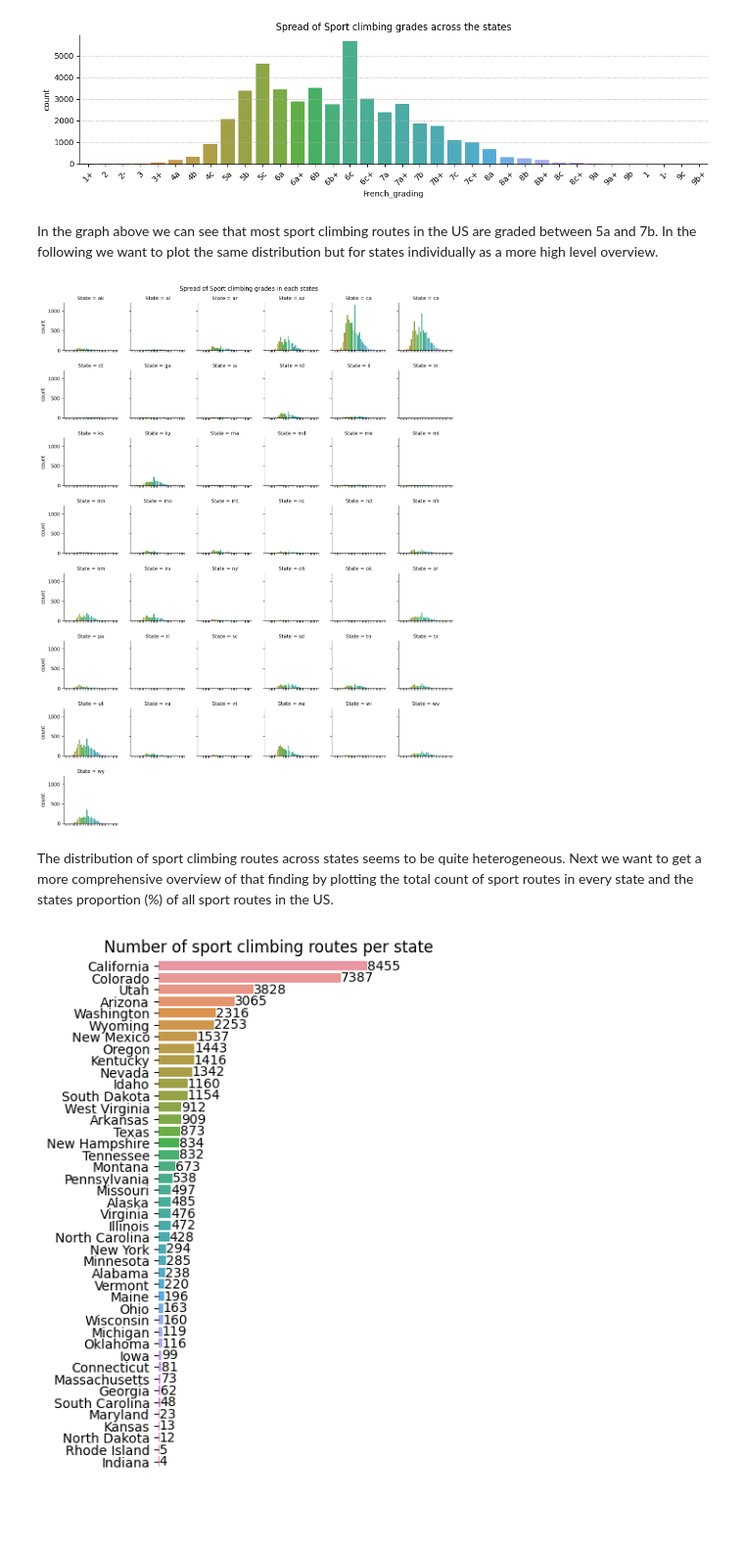
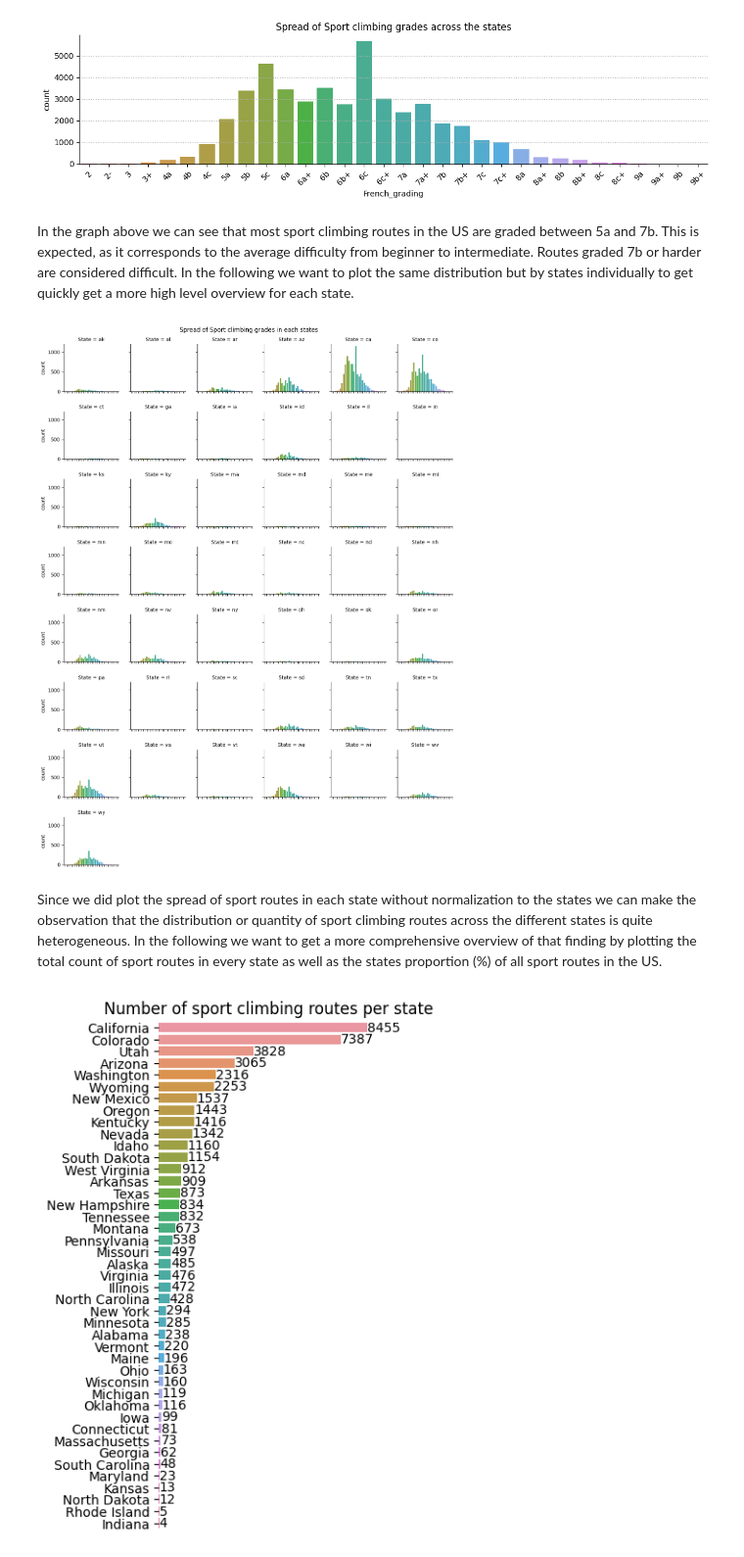
Before and after one commit to heikoxyz/Analysis-of-rock-climbing-routes-in-the-US-, a Jupyter notebook: Analysis.ipynb, the cells around one changed output. Shown: that part at 98% size. Cells and saved outputs as stored; diff of their text form; code cells hidden in the pictures; blank space fills up the shorter version.

```diff
--- a/Analysis.ipynb
+++ b/Analysis.ipynb
@@ -57,23 +61,27 @@ trad = trad[trad['French_grading'] != '']
 # %%
+# Before we plot the spread of sport grades, we want to filter out unimportant grades that correspond to walking (1-, 1, 1+) or are non existent in the states (9c).
+# The ~ operator acts as a NOT operator effectively doing the oposite.
+sport_trimmed = sport[~sport['French_grading'].isin(['1', '1-', '1+', '9c'])]
+
 # plot the spread of grades across the states in a count plot.
-total_sport_count_plot = sns.catplot(x= 'French_grading', kind = 'count', data = sport, height= 3, aspect= 4)
+total_sport_count_plot = sns.catplot(x= 'French_grading', kind = 'count', data = sport_trimmed, height= 3, aspect= 4)
 
 # add gridlines for easier readability.
 plt.grid(which= 'major', axis= 'y', linestyle= 'dotted')
 
 # rotate the x axis labels to make it more readable.
 plt.xticks(rotation=45)
 # add a title
 plt.title('Spread of Sport climbing grades across the states')
 # Show the plot
 plt.show()
 # %% [output]
-[figure, old version]
+[figure, new version]
 # %% [markdown]
-In the graph above we can see that most sport climbing routes in the US are graded between 5a and 7b. In the following we want to plot the same distribution but for states individually as a more high level overview.
+In the graph above we can see that most sport climbing routes in the US are graded between 5a and 7b. This is expected, as it corresponds to the average difficulty from beginner to intermediate. Routes graded 7b or harder are considered difficult. In the following we want to plot the same distribution but by states individually to get quickly get a more high level overview for each state.
 # %%
 # Plot the spread of grades across the states in a count plot.
-pp= sns.catplot(x= 'French_grading', kind = 'count', data = sport, col = 'State', col_wrap= 6, height= 2,
+pp= sns.catplot(x= 'French_grading', kind = 'count', data = sport_trimmed, col = 'State', col_wrap= 6, height= 2,
                 col_order= sorted(sport['State'].unique()))
 
 # Add a title to the FaceGrid and position it above the graph.
@@ -89,9 +97,9 @@ sns.FacetGrid.set(self=pp, xlabel=None)
 # Show the plot
 plt.show()
 # %% [output]
-[figure, old version]
+[figure, new version]
 # %% [markdown]
-The distribution of sport climbing routes across states seems to be quite heterogeneous. Next we want to get a more comprehensive overview of that finding by plotting the total count of sport routes in every state and the states proportion (%) of all sport routes in the US.
+Since we did plot the spread of sport routes in each state without normalization to the states we can make the observation that the distribution or quantity of sport climbing routes across the different states is quite heterogeneous. In the following we want to get a more comprehensive overview of that finding by plotting the total count of sport routes in every state as well as the states proportion (%) of all sport routes in the US.
 # %%
 # adjust figure size and create a countplot counting all sport routes. List the occurences in descending order.
 plt.figure(figsize=(3,7))
```
Also changed, not shown: parts of 18 cells of this notebook.
